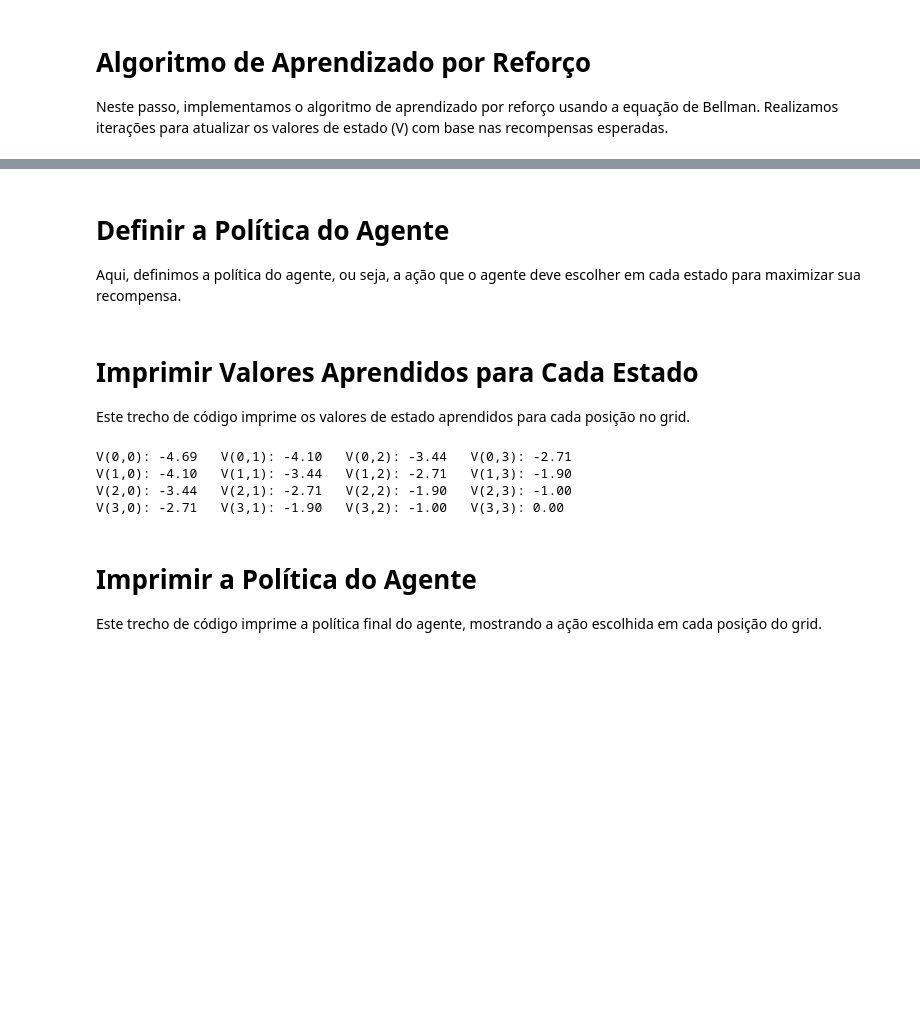
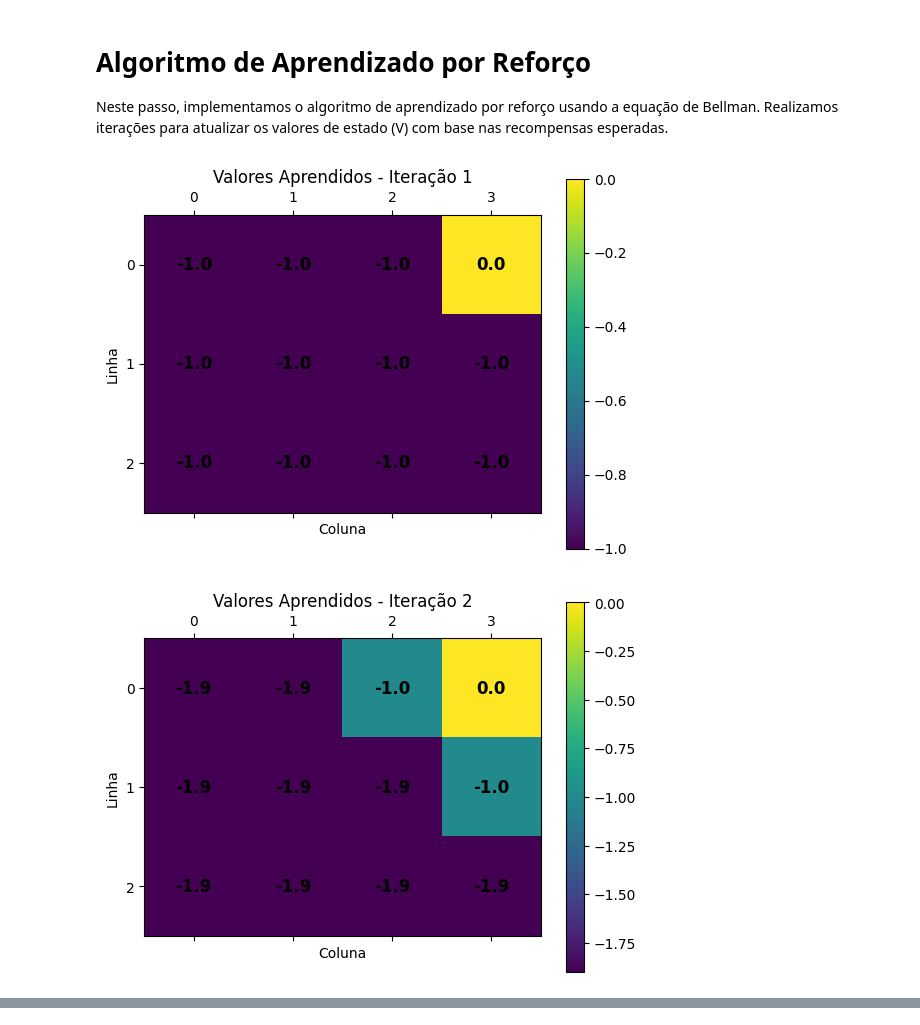
Before and after one commit to FelipeAmaral13/FIAP-AprendizadoReforco, a Jupyter notebook: programas/exemplo_5_resolvido.ipynb, the cells around one changed output, grey strips where cells are left out. Drawn from its saved outputs; the diff is of its cells as text; code cells hidden in the pictures; blank space fills up the shorter version.

```diff
--- a/programas/exemplo_5_resolvido.ipynb
+++ b/programas/exemplo_5_resolvido.ipynb
@@ -58,38 +81,82 @@ actions = [(0, -1), (0, 1), (-1, 0), (1, 0)]
+# %%
+def plot_policy_arrows(V):
+    fig, ax = plt.subplots()
+    cax = ax.matshow(V, cmap='viridis')
+    fig.colorbar(cax)
+
+    for i in range(rows):
+        for j in range(cols):
+            state = (i, j)
+            if state == goal_state:
+                continue
+
+            max_action = None
+            max_value = float("-inf")
+
+            for action in actions:
+                new_i = i + action[0]
+                new_j = j + action[1]
+
+                if 0 <= new_i < rows and 0 <= new_j < cols:
+                    new_state = (new_i, new_j)
+                    value = reward(state) + gamma * V[new_state[0], new_state[1]]
+                    if value > max_value:
+                        max_value = value
+                        max_action = action
+
+            if max_action is not None:
+                arrow = FancyArrowPatch((j, i), (j + max_action[1] * 0.3, i + max_action[0] * 0.3),
+                                        color='red', arrowstyle='->', mutation_scale=15)
+                ax.add_patch(arrow)
+
+    plt.title('Política Ótima')
+    plt.xlabel('Coluna')
+    plt.ylabel('Linha')
+    plt.xticks(range(cols))
+    plt.yticks(range(rows))
+    plt.show()
 # %% [markdown]
 # Algoritmo de Aprendizado por Reforço
 
 Neste passo, implementamos o algoritmo de aprendizado por reforço usando a equação de Bellman. Realizamos iterações para atualizar os valores de estado (V) com base nas recompensas esperadas.
 # %%
-num_iterations = 1000  # Número de iterações do algoritmo de aprendizado por reforço
+
+num_iterations = 10  # Número de iterações do algoritmo de aprendizado por reforço
 
 # Loop principal que executa o algoritmo de aprendizado por reforço várias vezes
-for _ in range(num_iterations):
+for iteration  in range(num_iterations):
     new_V = np.copy(V)  # Cria uma cópia dos valores de estado atuais para atualização
 
     # Loop para percorrer cada posição no grid
     for i in range(rows):
         for j in range(cols):
             state = (i, j)  # Define o estado atual (posição atual no grid)
 
             # Verifica se o estado atual é o estado do objetivo
             if state == goal_state:
                 continue  # Se for, pula para a próxima iteração (não faz nada neste estado)
 
             max_value = float("-inf")  # Inicializa o valor máximo com um valor negativo infinito
 
             # Loop para percorrer cada ação possível (movimento) no estado atual
             for action in actions:
                 new_i = i + action[0]  # Calcula a nova linha após a ação
                 new_j = j + action[1]  # Calcula a nova coluna após a ação
 
                 # Verifica se a nova posição está dentro dos limites do grid
                 if 0 <= new_i < rows and 0 <= new_j < cols:
                     new_state = (new_i, new_j)  # Define o novo estado após a ação
                     value = reward(state) + gamma * V[new_state[0], new_state[1]]
                     # Calcula o valor atualizado do estado usando a equação de Bellman
                     # (recompensa imediata + fator de desconto * valor do novo estado)
                     max_value = max(max_value, value)  # Mantém o valor máximo encontrado
 
             new_V[i, j] = max_value  # Atualiza o valor do estado atual na nova matriz de valores
 
     V = new_V  # Atualiza a matriz de valores de estado com os novos valores calculados
+    plot_values_iteration(V, iteration + 1)
+
+plot_policy_arrows(V)
+# %% [output]
+[figure, added]
+[figure, added]
@@ -96,4 +171,0 @@ for _ in range(num_iterations):
-# %% [markdown]
-# Definir a Política do Agente
-
-Aqui, definimos a política do agente, ou seja, a ação que o agente deve escolher em cada estado para maximizar sua recompensa.
@@ -141,17 +171,0 @@ for i in range(rows):
-# %% [markdown]
-#  Imprimir Valores Aprendidos para Cada Estado
-
-Este trecho de código imprime os valores de estado aprendidos para cada posição no grid.
-# %%
-for i in range(rows):
-    for j in range(cols):
-        print(f"V({i},{j}): {V[i,j]:.2f}", end="\t")
-    print()
-# %% [output]
-V(0,0): -4.69   V(0,1): -4.10   V(0,2): -3.44   V(0,3): -2.71
-V(1,0): -4.10   V(1,1): -3.44   V(1,2): -2.71   V(1,3): -1.90
-V(2,0): -3.44   V(2,1): -2.71   V(2,2): -1.90   V(2,3): -1.00
-V(3,0): -2.71   V(3,1): -1.90   V(3,2): -1.00   V(3,3): 0.00
-# %% [markdown]
-# Imprimir a Política do Agente
-Este trecho de código imprime a política final do agente, mostrando a ação escolhida em cada posição do grid.
```
Also changed, not shown: parts of 9 cells of this notebook, 10 other files.
